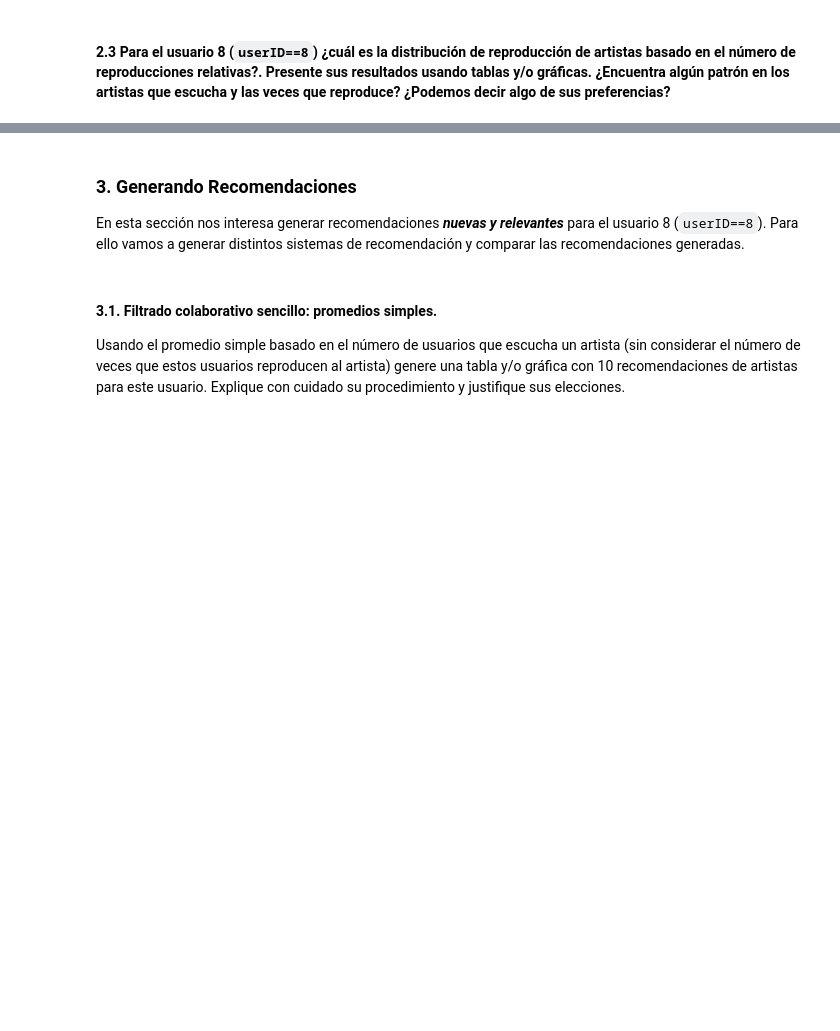
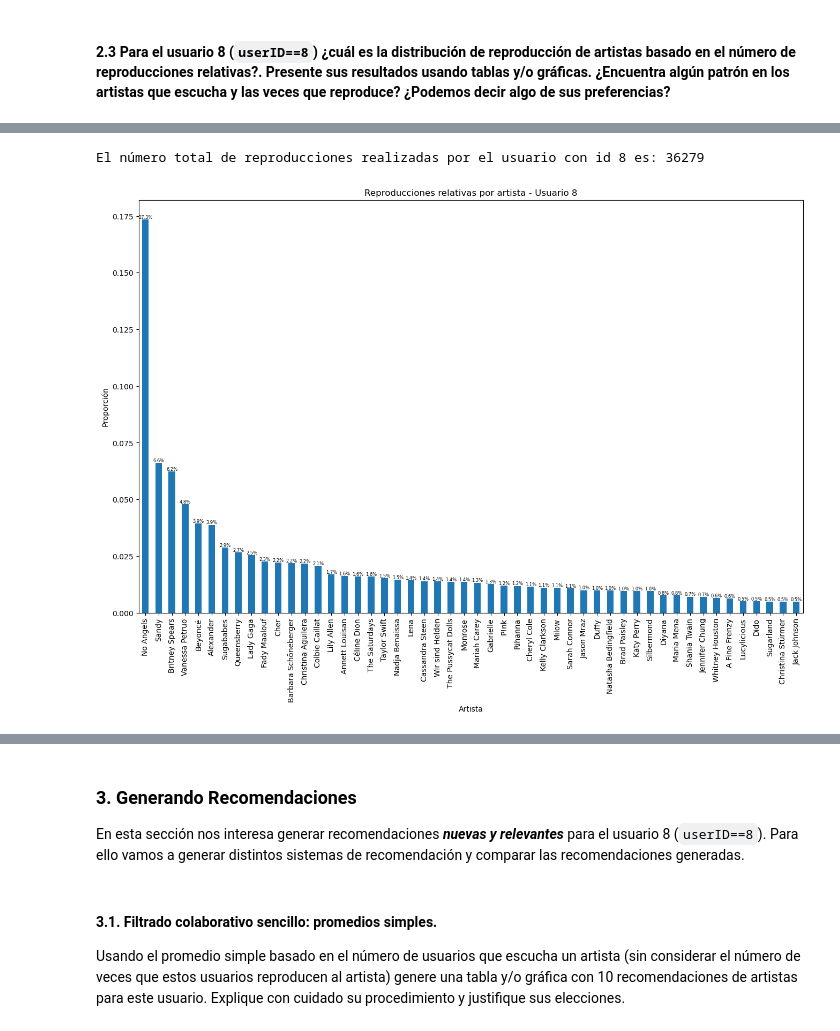
Before and after one commit to DanielEMontero/MIAD_ANS_202514, a Jupyter notebook: Semana 5/DM_S5_LC_Taller_Colab.ipynb, the cells around one changed output, grey strips where cells are left out. Cells and saved outputs as stored; diff of their text form; code cells hidden in the pictures; blank space fills up the shorter version.

```diff
--- a/Semana 5/DM_S5_LC_Taller_Colab.ipynb
+++ b/Semana 5/DM_S5_LC_Taller_Colab.ipynb
@@ -34,4 +44,6 @@ Cargue estos datos en su *cuaderno*:
    2. Para la base de usuarios y artistas, renombre las columnas de forma tal que se mantenga la consistencia para unir con la base anterior, y renombre la columna `weight` a `nro_reproducciones`.
    3. Una estas bases.
 # %%
-# Utilice este espacio para escribir el código.
+artist = pd.read_csv("artists.dat",sep="\t+")
+artist = artist.rename(columns={"id":"id_artist","name":"name_artist"})
+artist.head()
@@ -39,0 +57,4 @@ Cargue estos datos en su *cuaderno*:
+# %%
+user_artist = pd.read_csv("user_artists.dat",sep="\t+")
+user_artist = user_artist.rename(columns={"userID":"id_user","artistID":"id_artist","weight":"nro_reproducciones"})
+user_artist
@@ -39,0 +75,3 @@ Cargue estos datos en su *cuaderno*:
+# %%
+df = pd.merge(user_artist, artist, on="id_artist",how="left")
+df.head()
@@ -53,4 +193,5 @@ En esta sección exploraremos la base. Para ello responda las siguientes pregunt
 # %% [markdown]
 #### 2.3 Para el usuario 8 (`userID==8`) ¿cuál es la distribución de reproducción de artistas basado en el número de reproducciones relativas?. Presente sus resultados usando tablas y/o gráficas. ¿Encuentra algún patrón en los artistas que escucha y las veces que reproduce? ¿Podemos decir algo de sus preferencias?
 # %%
-# Utilice este espacio para escribir el código.
+id_user_8 = df[df['id_user']==8]
+id_user_8.head()
@@ -58,0 +233,28 @@ En esta sección exploraremos la base. Para ello responda las siguientes pregunt
+# %%
+tot_rep = id_user_8['nro_reproducciones'].sum()
+print(f'El número total de reproducciones realizadas por el usuario con id 8 es: {tot_rep}')
+# %% [output]
+El número total de reproducciones realizadas por el usuario con id 8 es: 36279
+# %%
+freq_8 = id_user_8.groupby("name_artist")["nro_reproducciones"].sum()
+relativas = freq_8 / freq_8.sum()
+
+# Graficar
+ax = relativas.sort_values(ascending=False).plot(
+    kind="bar",
+    figsize=(16,10),
+    title=f"Reproducciones relativas por artista - Usuario 8"
+)
+
+plt.ylabel("Proporción")
+plt.xlabel("Artista")
+
+for p in ax.patches:
+    ax.annotate(f"{p.get_height()*100:.1f}%",
+                (p.get_x() + p.get_width() / 2., p.get_height()),
+                ha="center", va="bottom",
+               fontsize = 6)
+
+plt.show()
+# %% [output]
+[figure, added]
```
Also changed, not shown: parts of 50 cells of this notebook.
